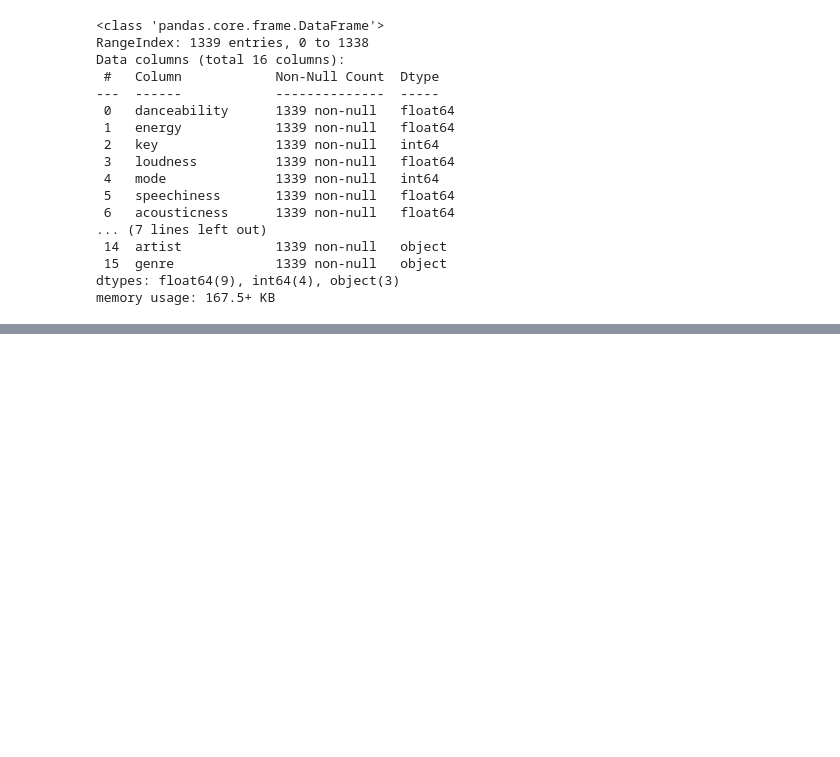
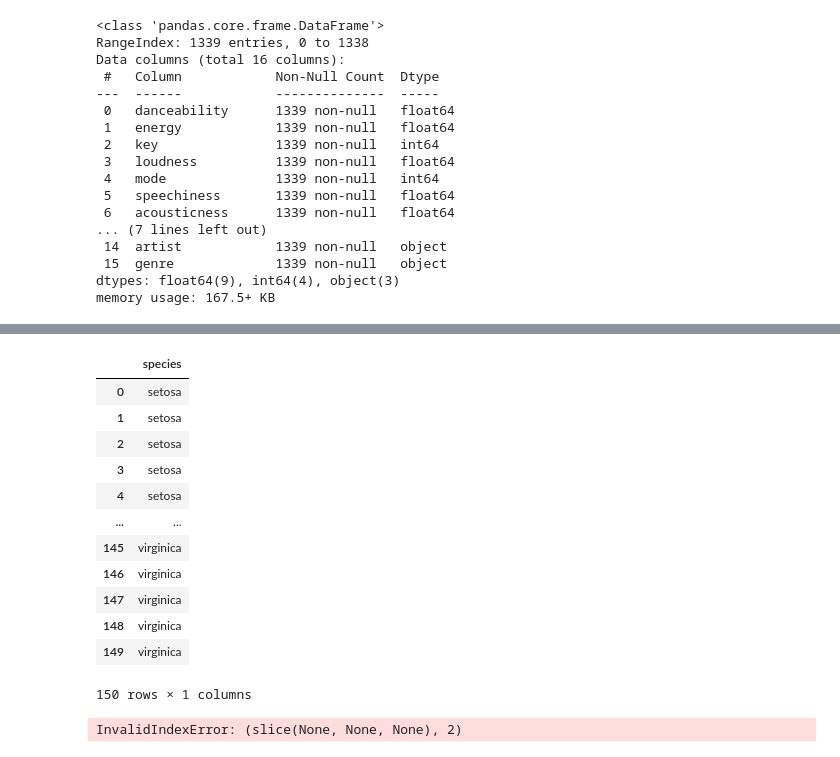
Before and after one commit to shailx383/crux-round3, a Jupyter notebook: random_forests.ipynb, the cells around one changed output, grey strips where cells are left out. Saved outputs shown, nothing was run; the diff lists cells and outputs as text; code cells hidden in the pictures; blank space fills up the shorter version.

```diff
--- a/random_forests.ipynb
+++ b/random_forests.ipynb
@@ -62,0 +107,22 @@ memory usage: 129.6 KB
+# %%
+
+y = iris.drop(list(iris.columns)[:len(list(iris.columns)) - 1], axis = 1)
+y
+# %% [output]
+|  | species |
+| 0 | setosa |
+| 1 | setosa |
+| 2 | setosa |
+| 3 | setosa |
+| 4 | setosa |
+| ... | ... |
+| 145 | virginica |
+| 146 | virginica |
+| 147 | virginica |
+| 148 | virginica |
+| 149 | virginica |
+150 rows × 1 columns
+# %%
+iris[:, 2]
+# %% [output]
+InvalidIndexError: (slice(None, None, None), 2)
```
Also changed, not shown: parts of 7 cells of this notebook, 2 other files.
